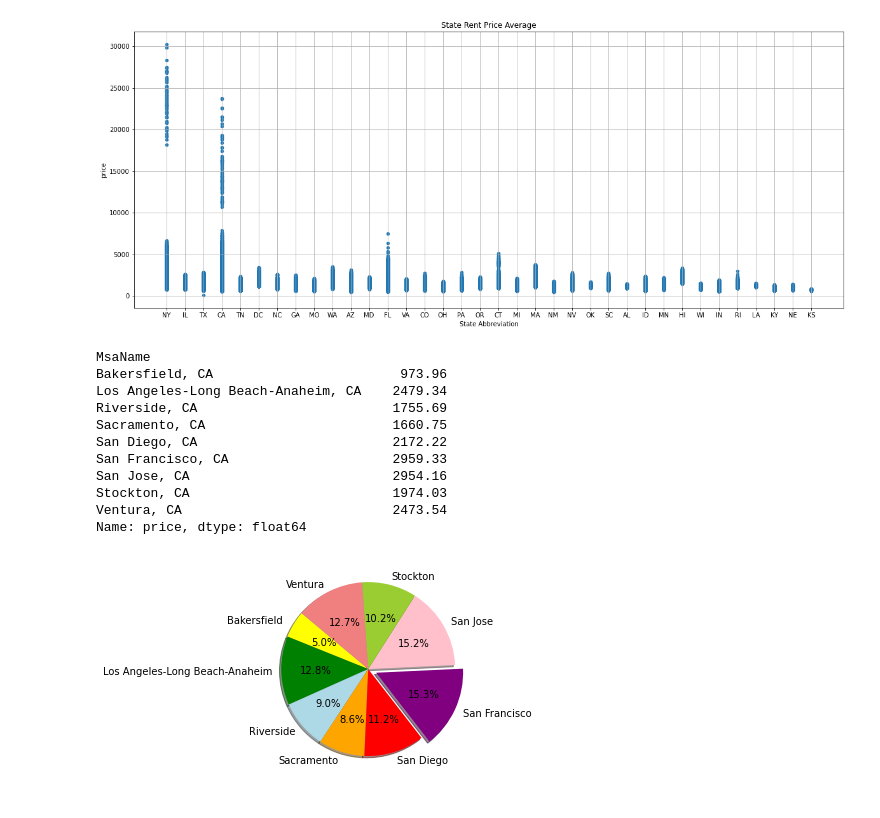
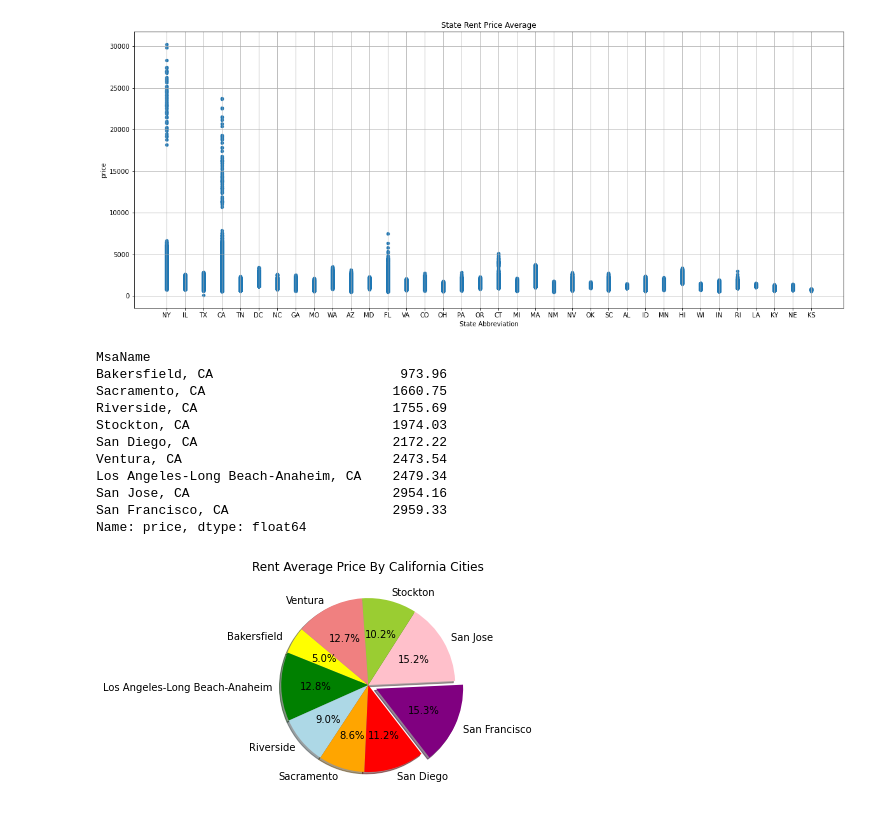
Before and after one commit to alisaghaffi/project-1, a Jupyter notebook: Rent.ipynb, the cells around one changed output. Cells and saved outputs as stored; diff of their text form; code cells hidden in the pictures.

```diff
--- a/Rent.ipynb
+++ b/Rent.ipynb
@@ -187,29 +210,30 @@ cali_cityt_rent_df = rent_value_unpivoted.loc[rent_value_unpivoted['MsaName'].st
 cali_city_average = cali_cityt_rent_df.groupby('MsaName')['price'].mean().round(2)
 cali_city_average_values = cali_city_average.sort_values(ascending = True)
 cali_cityt_rent_df
-cali_city_average
+cali_city_average_values
 # %% [output]
 MsaName
 Bakersfield, CA                        973.96
+Sacramento, CA                        1660.75
+Riverside, CA                         1755.69
+Stockton, CA                          1974.03
+San Diego, CA                         2172.22
+Ventura, CA                           2473.54
 Los Angeles-Long Beach-Anaheim, CA    2479.34
-Riverside, CA                         1755.69
-Sacramento, CA                        1660.75
-San Diego, CA                         2172.22
+San Jose, CA                          2954.16
 San Francisco, CA                     2959.33
-San Jose, CA                          2954.16
-Stockton, CA                          1974.03
-Ventura, CA                           2473.54
 Name: price, dtype: float64
 # %%
 #Pie Chart for California City Rent Averages
 cities = ["Bakersfield ", "Los Angeles-Long Beach-Anaheim", "Riverside", "Sacramento", "San Diego", "San Francisco", "San Jose", "Stockton", "Ventura"]
 colors = ["yellow","green","lightblue","orange","red","purple","pink","yellowgreen","lightcoral"]
 explode = (0,0,0,0,0,0.1,0,0,0)
 plt.axis("equal")
 plt.pie(cali_city_average, explode=explode,labels=cities, colors=colors,
         autopct="%1.1f%%", shadow=True, startangle=140)
+plt.title("Rent Average Price By California Cities")
 plt.show()
 # %% [output]
-[figure, old version]
+[figure, new version]
 # %%
 cali_city_average.to_csv()
```
Also changed, not shown: parts of 6 cells of this notebook, 1 other file.
